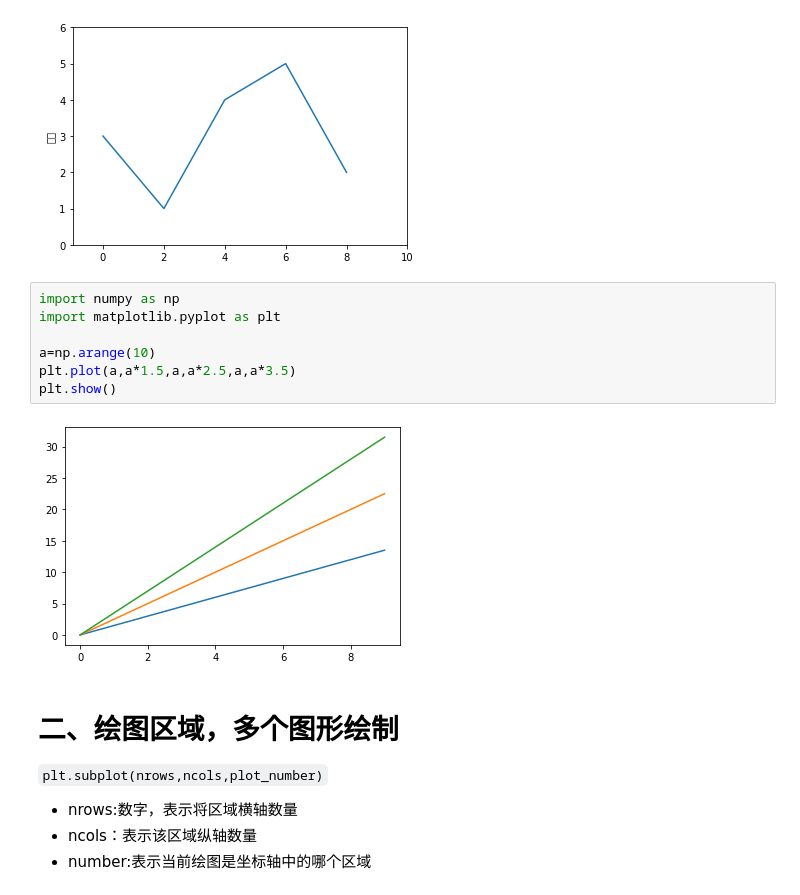
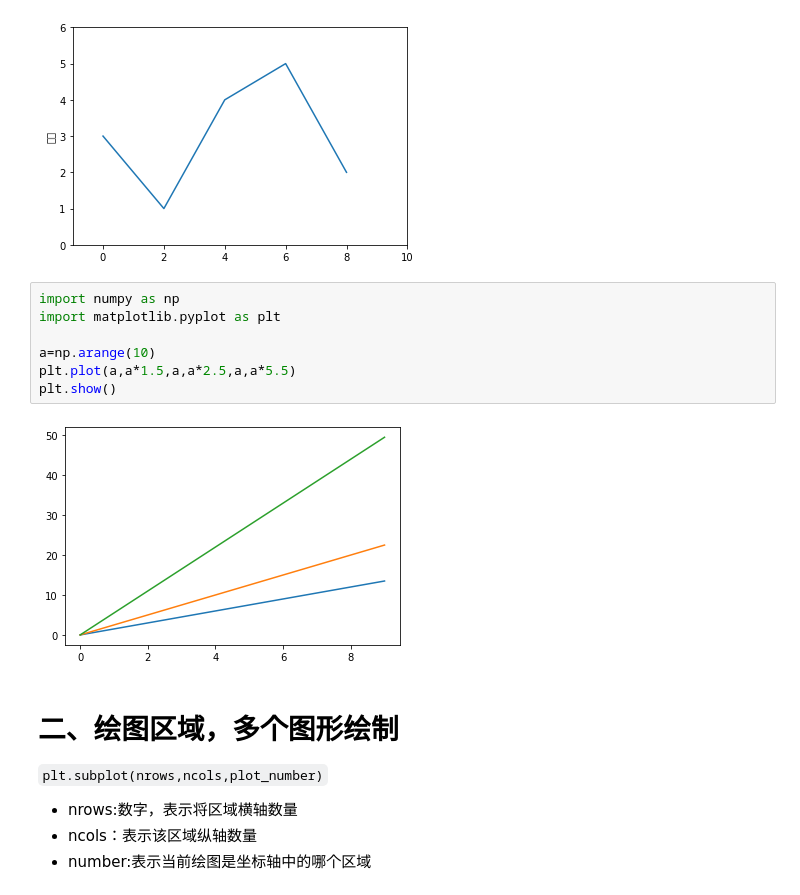
Before and after one commit to waynewjp/data_learn, a Jupyter notebook: matprolib库学习.ipynb, the cells around one changed output. Drawn from its saved outputs; the diff is of its cells as text.

````diff
--- a/matprolib库学习.ipynb
+++ b/matprolib库学习.ipynb
@@ -33,12 +33,12 @@ plt.show()
 # %%
 import numpy as np
 import matplotlib.pyplot as plt
 
 a=np.arange(10)
-plt.plot(a,a*1.5,a,a*2.5,a,a*3.5)
+plt.plot(a,a*1.5,a,a*2.5,a,a*5.5)
 plt.show()
 # %% [output]
-[figure, old version]
+[figure, new version]
 # %% [markdown]
 # 二、绘图区域，多个图形绘制
 ``` plt.subplot(nrows,ncols,plot_number) ```
````
Also changed, not shown: 1 other file.
